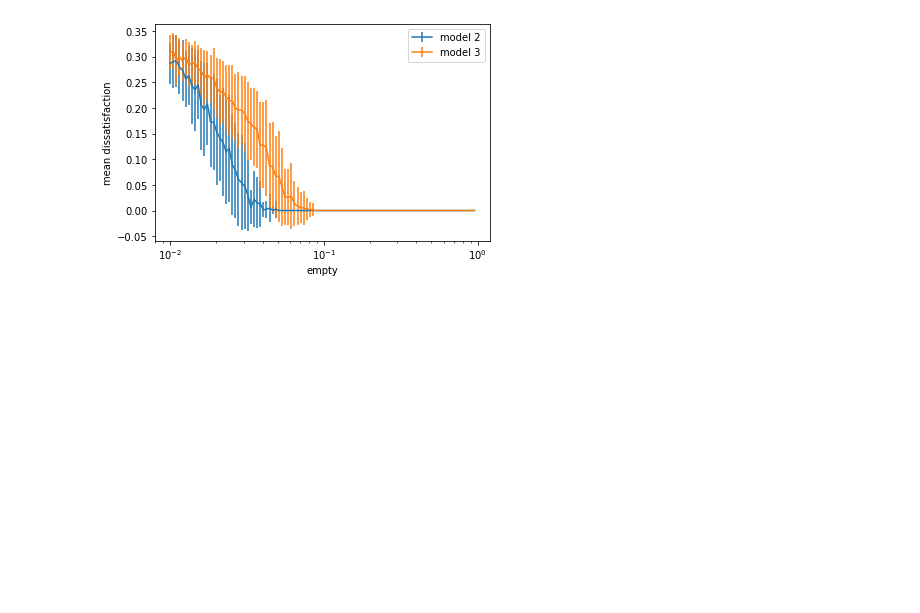
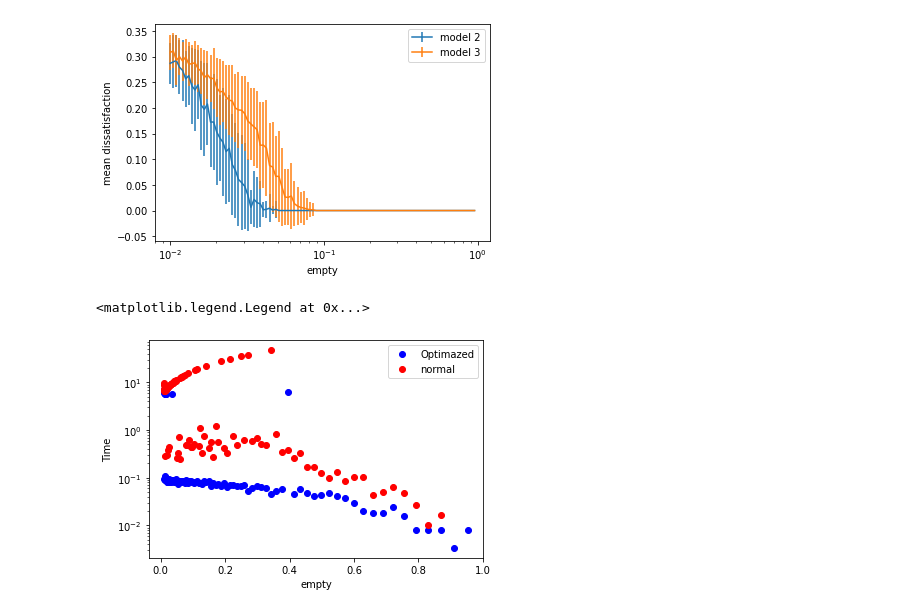
Before and after one commit to quimort/schellings-model, a Jupyter notebook: analisis.ipynb, the cells around one changed output. Cells and saved outputs as stored; diff of their text form; code cells hidden in the pictures; blank space fills up the shorter version.

```diff
--- a/analisis.ipynb
+++ b/analisis.ipynb
@@ -103,3 +103,14 @@ plt.legend()
 # %% [output]
 <matplotlib.legend.Legend at 0x...>
 [figure]
+# %%
+df = pd.read_csv('schelling_values_optimization_model_2_30.csv',delimiter=";")
+plt.plot(df['empty'],df['time opimaized'],'bo',label="Optimazed")
+plt.plot(df['empty'],df['time no optimized'],'ro',label="normal")
+plt.xlabel("empty")
+plt.ylabel("Time")
+plt.yscale("log")
+plt.legend()
+# %% [output]
+<matplotlib.legend.Legend at 0x...>
+[figure, added]
```
Also changed, not shown: 4 other files.
